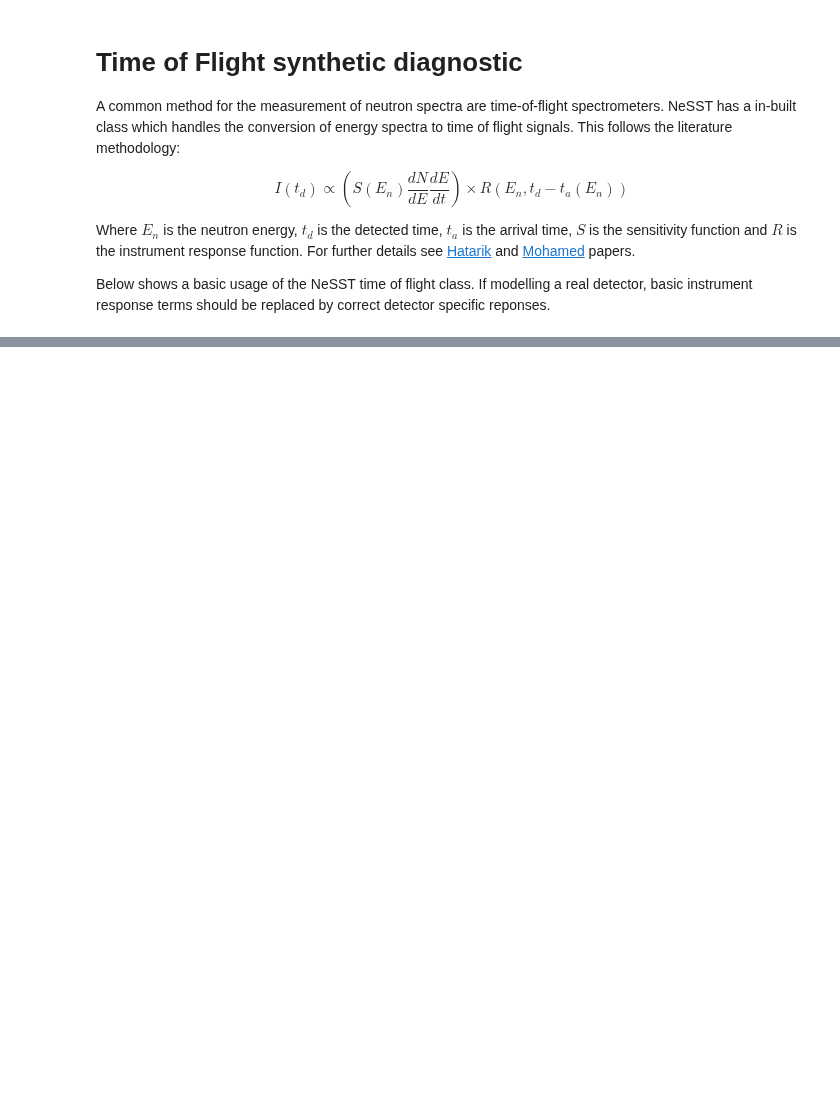
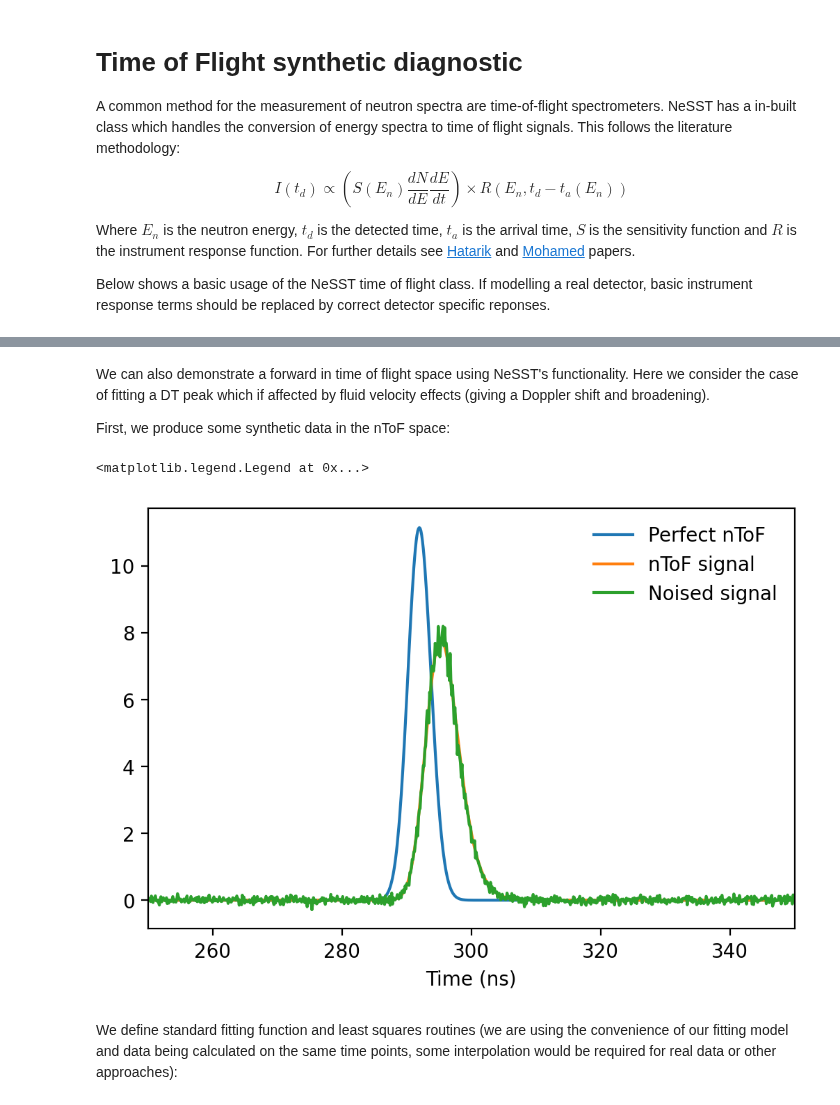
Before and after one commit to aidancrilly/NeSST, a Jupyter notebook: example/NeSST Guide.ipynb, the cells around one changed output, grey strips where cells are left out. Drawn from its saved outputs; the diff is of its cells as text; code cells hidden in the pictures; blank space fills up the shorter version.

```diff
--- a/example/NeSST Guide.ipynb
+++ b/example/NeSST Guide.ipynb
@@ -482,0 +502,40 @@ plt.legend()
+# %% [markdown]
+We can also demonstrate a forward in time of flight space using NeSST's functionality. Here we consider the case of fitting a DT peak which if affected by fluid velocity effects (giving a Doppler shift and broadening).
+
+First, we produce some synthetic data in the nToF space:
+# %%
+# Produce synthetic data
+# Burn-avg temperature and thermal spectrum
+Tion = 5.0 # keV
+DTmean,_ = nst.DTprimspecmoments(Tion)
+# Fluid velocity mean shift
+vhs = 100.0e3 # m/s
+DTmean = nst.neutron_velocity_addition(DTmean,vhs)
+# Apparent temperature
+Tapp = 5.5 # keV
+_,DTvar = nst.DTprimspecmoments(Tapp)
+
+E_DTspec = np.linspace(12.5,15.5,200)
+
+dNdE_DT = nst.Qb(E_DTspec,DTmean,DTvar)
+
+plt.figure(dpi=200)
+
+synthetic_15m_nToF = nst.time_of_flight.nToF(15.0,flat_sens,tGaussian_10cmthickscintillator,normtime_end=10.0)
+t_det,normt_det,signal = synthetic_15m_nToF.get_signal(E_DTspec,dNdE_DT)
+_,_,perfect_signal = synthetic_15m_nToF.get_signal_no_IRF(E_DTspec,dNdE_DT)
+relative_ntof_err = 0.05
+absolute_ntof_err = 0.01*np.amax(signal)
+noised_signal = signal*np.random.normal(loc=1.0,scale=relative_ntof_err,size=signal.shape[0])+np.random.normal(scale=absolute_ntof_err,size=signal.shape[0])
+plt.plot(t_det/1e-9,perfect_signal,label='Perfect nToF')
+plt.plot(t_det/1e-9,signal,label='nToF signal')
+plt.plot(t_det/1e-9,noised_signal,label='Noised signal')
+
+plt.xlim(250,350)
+plt.xlabel("Time (ns)")
+plt.legend(frameon=False)
+# %% [output]
+<matplotlib.legend.Legend at 0x...>
+[figure, added]
+# %% [markdown]
+We define standard fitting function and least squares routines (we are using the convenience of our fitting model and data being calculated on the same time points, some interpolation would be required for real data or other approaches):
```
Also changed, not shown: parts of 20 cells of this notebook, 3 other files.
